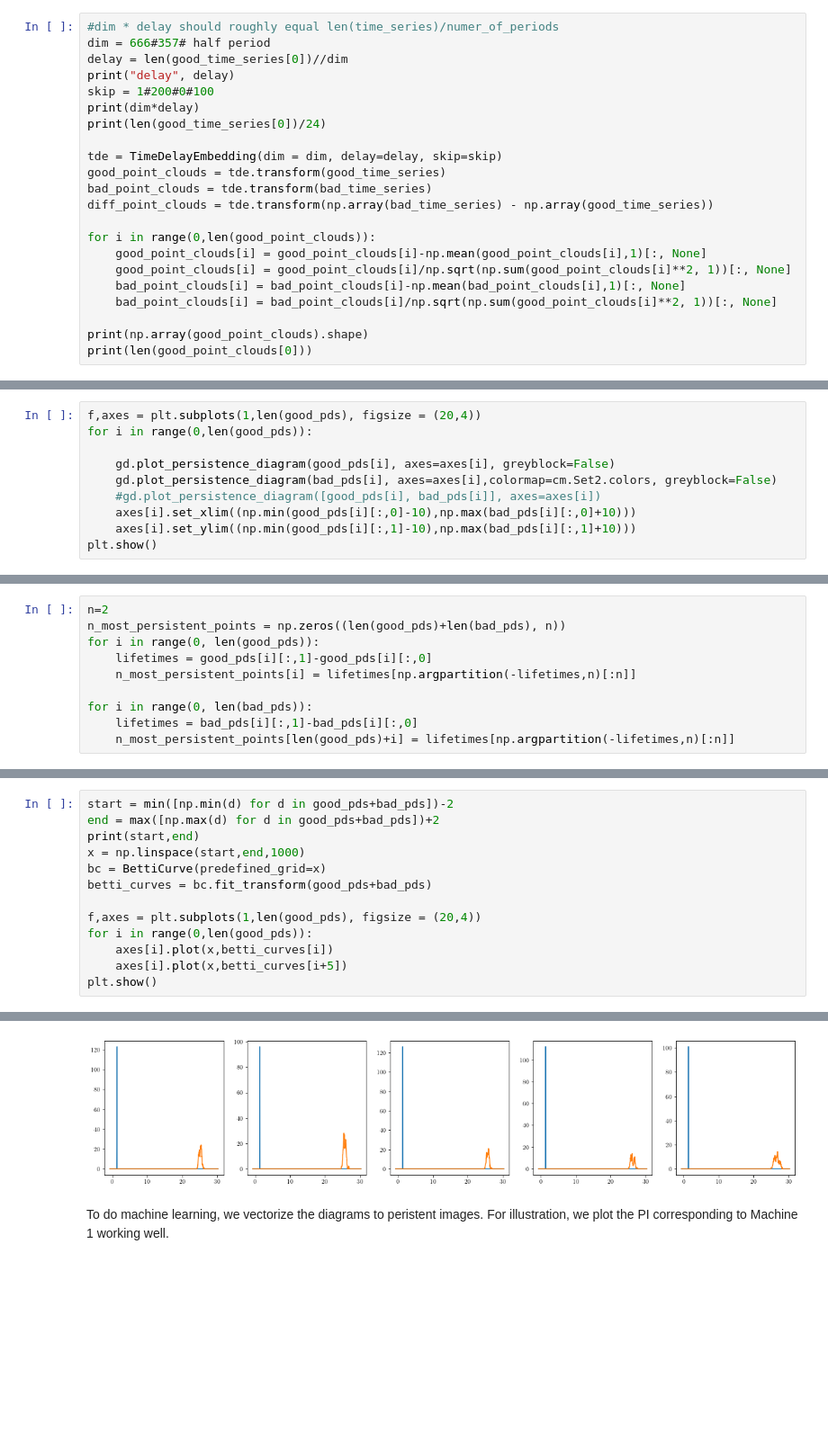
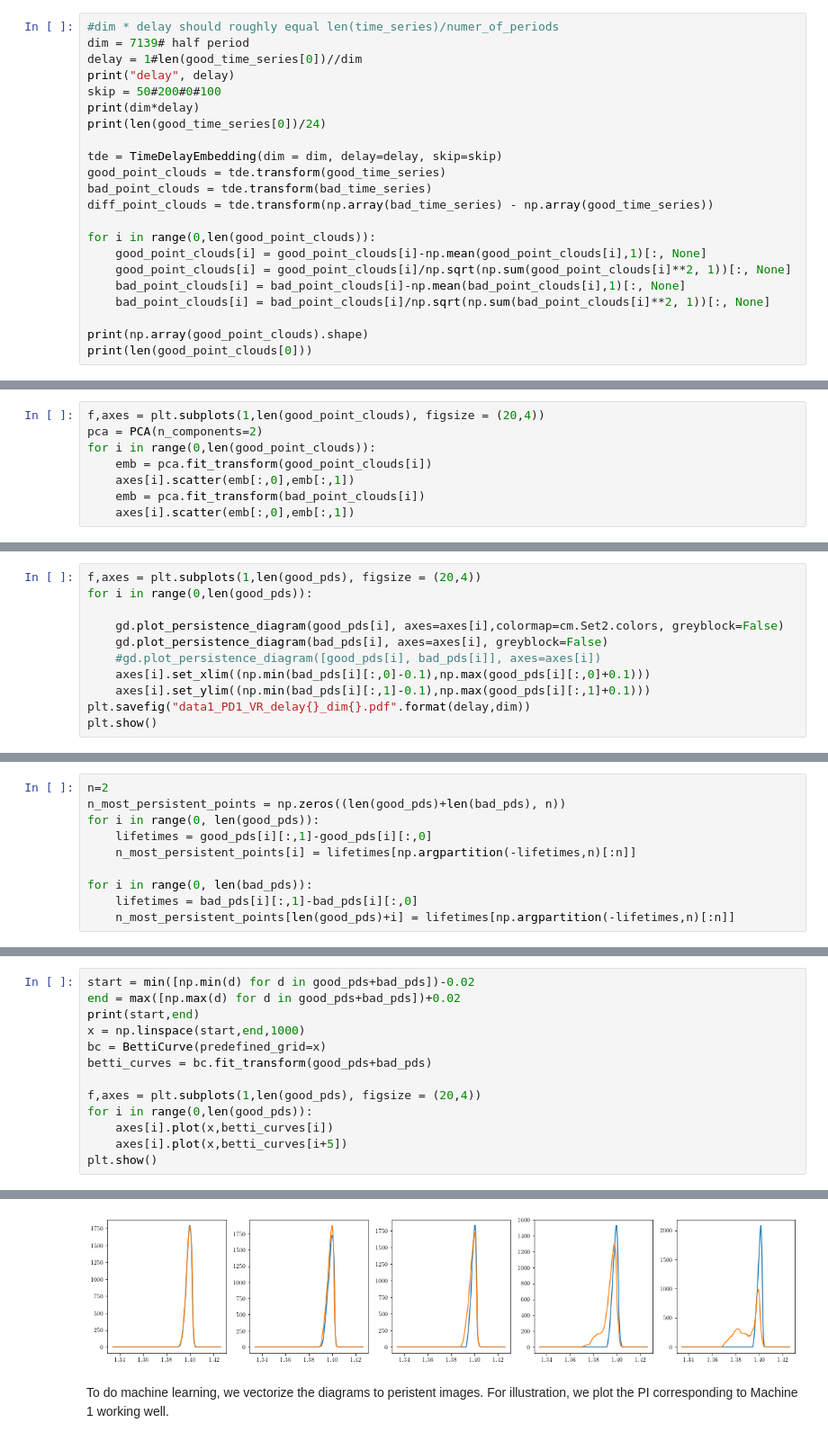
Before and after one commit to nihell/MachineSignalProcessing, a Jupyter notebook: data1_SWE.ipynb, the cells around one changed output, grey strips where cells are left out. Shown: that part at 90% size. Drawn from its saved outputs; the diff is of its cells as text; blank space fills up the shorter version.

Commit message:
"data-221214"

```diff
--- a/data1_SWE.ipynb
+++ b/data1_SWE.ipynb
@@ -62,10 +62,10 @@ Concretely, using $dim =4, delay = 5, skip = 6$, we map the sequence
 $$(x_1, x_2, x_3, x_4, x_5, x_6, \ldots)\mapsto ((x_1, x_6, x_{11}, x_{16}), (x_7,x_{12}, x_{17},x_{22}),(x_{13},x_{18},x_{23},x_{28})).$$
 # %%
 #dim * delay should roughly equal len(time_series)/numer_of_periods
-dim = 666#357# half period
-delay = len(good_time_series[0])//dim
+dim = 7139# half period
+delay = 1#len(good_time_series[0])//dim
 print("delay", delay)
-skip = 1#200#0#100
+skip = 50#200#0#100
 print(dim*delay)
 print(len(good_time_series[0])/24)
 
@@ -78,7 +78,7 @@ for i in range(0,len(good_point_clouds)):
     good_point_clouds[i] = good_point_clouds[i]-np.mean(good_point_clouds[i],1)[:, None]
     good_point_clouds[i] = good_point_clouds[i]/np.sqrt(np.sum(good_point_clouds[i]**2, 1))[:, None]
     bad_point_clouds[i] = bad_point_clouds[i]-np.mean(bad_point_clouds[i],1)[:, None]
-    bad_point_clouds[i] = bad_point_clouds[i]/np.sqrt(np.sum(good_point_clouds[i]**2, 1))[:, None]
+    bad_point_clouds[i] = bad_point_clouds[i]/np.sqrt(np.sum(bad_point_clouds[i]**2, 1))[:, None]
 
 print(np.array(good_point_clouds).shape)
 print(len(good_point_clouds[0]))
@@ -98,0 +91,8 @@ plt.show()
+# %%
+f,axes = plt.subplots(1,len(good_point_clouds), figsize = (20,4))
+pca = PCA(n_components=2)
+for i in range(0,len(good_point_clouds)):
+    emb = pca.fit_transform(good_point_clouds[i])
+    axes[i].scatter(emb[:,0],emb[:,1])
+    emb = pca.fit_transform(bad_point_clouds[i])
+    axes[i].scatter(emb[:,0],emb[:,1])
@@ -122,10 +124,11 @@ In each subfigure, the red diagram represents the well-working machine, whereas
 f,axes = plt.subplots(1,len(good_pds), figsize = (20,4))
 for i in range(0,len(good_pds)):
 
-    gd.plot_persistence_diagram(good_pds[i], axes=axes[i], greyblock=False)
-    gd.plot_persistence_diagram(bad_pds[i], axes=axes[i],colormap=cm.Set2.colors, greyblock=False)
+    gd.plot_persistence_diagram(good_pds[i], axes=axes[i],colormap=cm.Set2.colors, greyblock=False)
+    gd.plot_persistence_diagram(bad_pds[i], axes=axes[i], greyblock=False)
     #gd.plot_persistence_diagram([good_pds[i], bad_pds[i]], axes=axes[i])
-    axes[i].set_xlim((np.min(good_pds[i][:,0]-10),np.max(bad_pds[i][:,0]+10)))
-    axes[i].set_ylim((np.min(good_pds[i][:,1]-10),np.max(bad_pds[i][:,1]+10)))
+    axes[i].set_xlim((np.min(bad_pds[i][:,0]-0.1),np.max(good_pds[i][:,0]+0.1)))
+    axes[i].set_ylim((np.min(bad_pds[i][:,1]-0.1),np.max(good_pds[i][:,1]+0.1)))
+plt.savefig("data1_PD1_VR_delay{}_dim{}.pdf".format(delay,dim))
 plt.show()
 # %% [output]
@@ -154,6 +158,6 @@ plt.show()
 # %%
-start = min([np.min(d) for d in good_pds+bad_pds])-2
-end = max([np.max(d) for d in good_pds+bad_pds])+2
+start = min([np.min(d) for d in good_pds+bad_pds])-0.02
+end = max([np.max(d) for d in good_pds+bad_pds])+0.02
 print(start,end)
 x = np.linspace(start,end,1000)
 bc = BettiCurve(predefined_grid=x)
@@ -169,4 +173,4 @@ plt.show()
-[figure, old version]
+[figure, new version]
 # %% [markdown]
 To do machine learning, we vectorize the diagrams to peristent images.
 For illustration, we plot the PI corresponding to Machine 1 working well.
```
Also changed, not shown: parts of 14 cells of this notebook, 58 other files.
